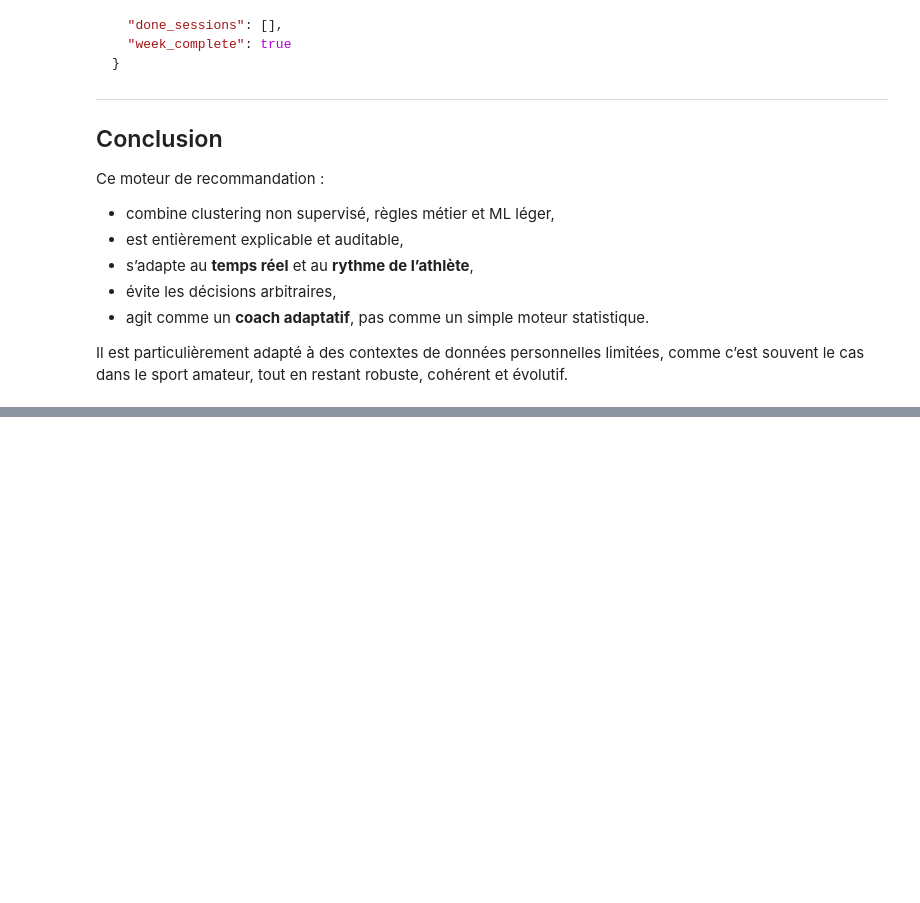
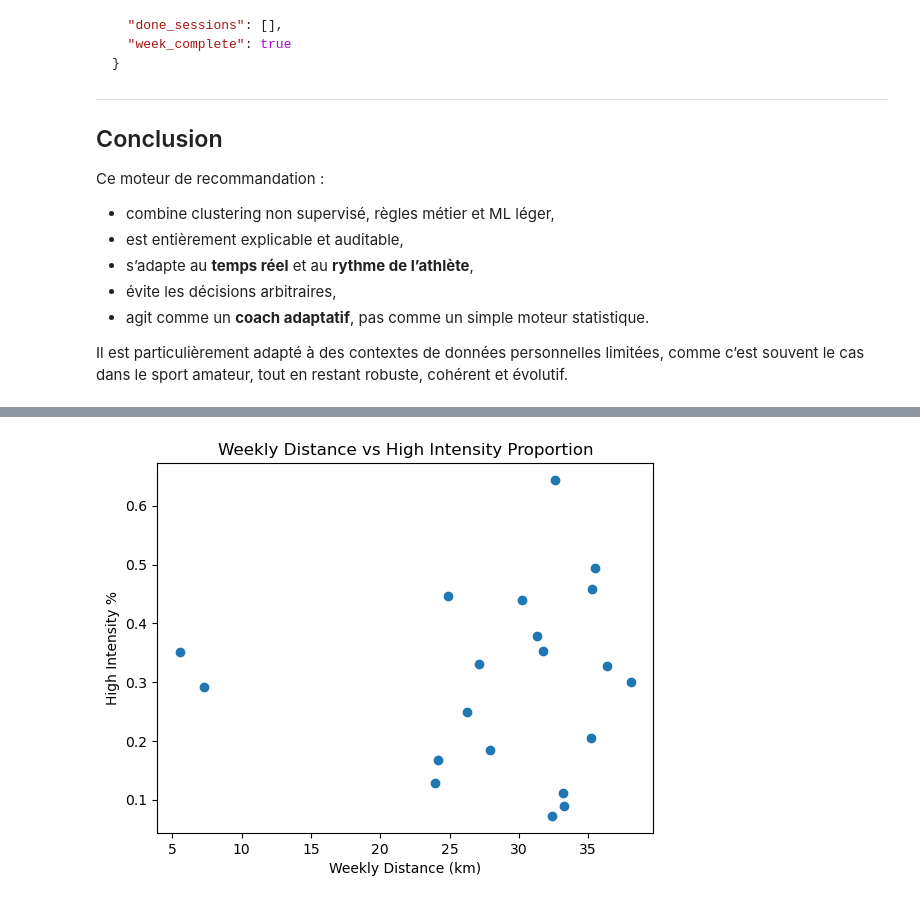
Before and after one commit to albanecoiffe/health-data-coach, a Jupyter notebook: HealthCoachBackend/notebook.ipynb, the cells around one changed output, grey strips where cells are left out. Saved outputs shown, nothing was run; the diff lists cells and outputs as text; code cells hidden in the pictures; blank space fills up the shorter version.

```diff
--- a/HealthCoachBackend/notebook.ipynb
+++ b/HealthCoachBackend/notebook.ipynb
@@ -2263,0 +2356,12 @@ Il est particulièrement adapté à des contextes de données personnelles limit
+# %%
+# --------------------
+# GRAPH 3: Weekly distance vs intensity
+# --------------------
+plt.figure()
+plt.scatter(weeks["distance_km"], weeks["high_intensity_pct"])
+plt.title("Weekly Distance vs High Intensity Proportion")
+plt.xlabel("Weekly Distance (km)")
+plt.ylabel("High Intensity %")
+plt.show()
+# %% [output]
+[figure, added]
```
Also changed, not shown: parts of 16 cells of this notebook, 5 other files.
